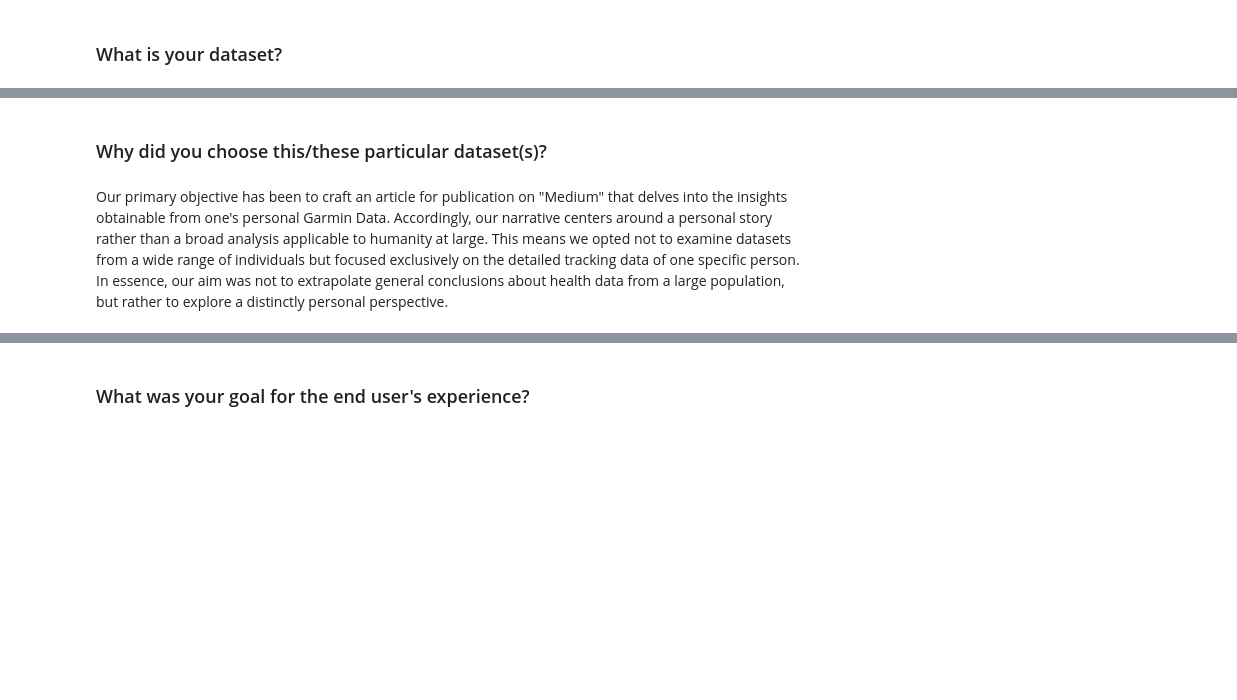
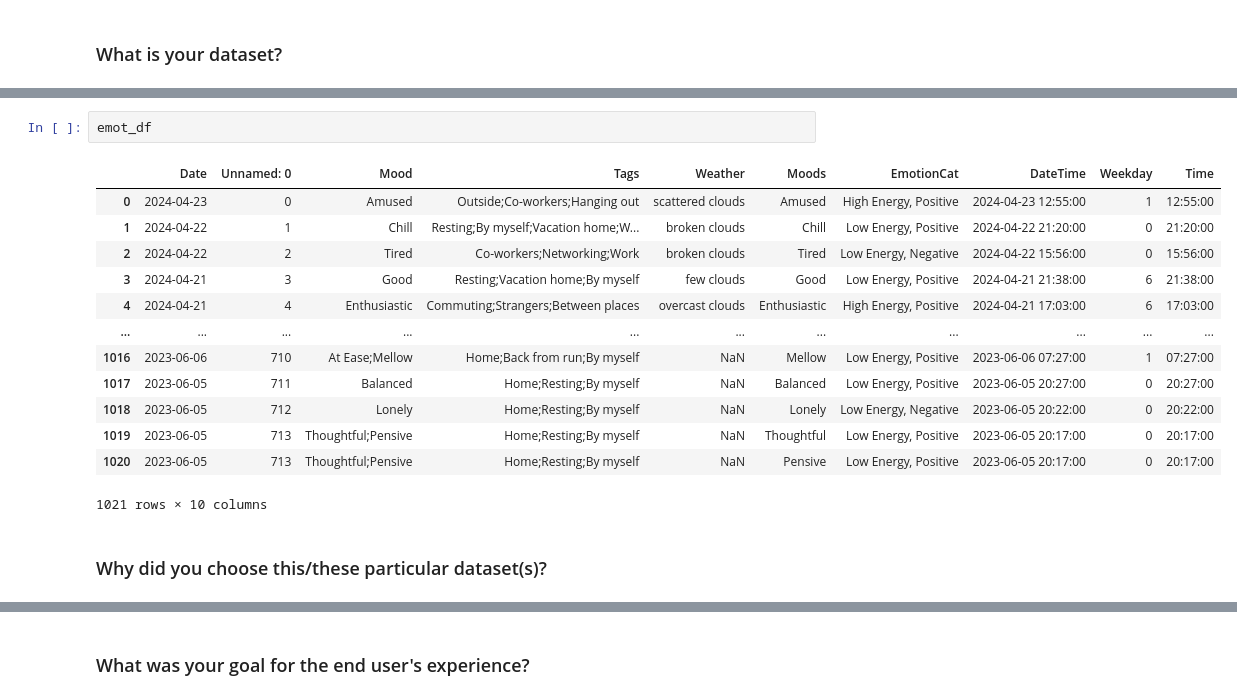
Before and after one commit to cats-and-the-city/explainer, a Jupyter notebook: explaier_notebook.ipynb, the cells around one changed output, grey strips where cells are left out. Drawn from its saved outputs; the diff is of its cells as text; blank space fills up the shorter version.

Commit message:
Edited and added up to Data Snalysis

```diff
--- a/explaier_notebook.ipynb
+++ b/explaier_notebook.ipynb
@@ -125,4 +302,18 @@ health_df
+# %%
+emot_df
+# %% [output]
+|  | Date | Unnamed: 0 | Mood | Tags | Weather | Moods | EmotionCat | DateTime | Weekday | Time |
+| 0 | 2024-04-23 | 0 | Amused | Outside;Co-workers;Hanging out | scattered clouds | Amused | High Energy, Positive | 2024-04-23 12:55:00 | 1 | 12:55:00 |
+| 1 | 2024-04-22 | 1 | Chill | Resting;By myself;Vacation home;W... | broken clouds | Chill | Low Energy, Positive | 2024-04-22 21:20:00 | 0 | 21:20:00 |
+| 2 | 2024-04-22 | 2 | Tired | Co-workers;Networking;Work | broken clouds | Tired | Low Energy, Negative | 2024-04-22 15:56:00 | 0 | 15:56:00 |
+| 3 | 2024-04-21 | 3 | Good | Resting;Vacation home;By myself | few clouds | Good | Low Energy, Positive | 2024-04-21 21:38:00 | 6 | 21:38:00 |
+| 4 | 2024-04-21 | 4 | Enthusiastic | Commuting;Strangers;Between places | overcast clouds | Enthusiastic | High Energy, Positive | 2024-04-21 17:03:00 | 6 | 17:03:00 |
+| ... | ... | ... | ... | ... | ... | ... | ... | ... | ... | ... |
+| 1016 | 2023-06-06 | 710 | At Ease;Mellow | Home;Back from run;By myself | NaN | Mellow | Low Energy, Positive | 2023-06-06 07:27:00 | 1 | 07:27:00 |
+| 1017 | 2023-06-05 | 711 | Balanced | Home;Resting;By myself | NaN | Balanced | Low Energy, Positive | 2023-06-05 20:27:00 | 0 | 20:27:00 |
+| 1018 | 2023-06-05 | 712 | Lonely | Home;Resting;By myself | NaN | Lonely | Low Energy, Negative | 2023-06-05 20:22:00 | 0 | 20:22:00 |
+| 1019 | 2023-06-05 | 713 | Thoughtful;Pensive | Home;Resting;By myself | NaN | Thoughtful | Low Energy, Positive | 2023-06-05 20:17:00 | 0 | 20:17:00 |
+| 1020 | 2023-06-05 | 713 | Thoughtful;Pensive | Home;Resting;By myself | NaN | Pensive | Low Energy, Positive | 2023-06-05 20:17:00 | 0 | 20:17:00 |
+1021 rows × 10 columns
 # %% [markdown]
 ### Why did you choose this/these particular dataset(s)?
-# %% [markdown]
-Our primary objective has been to craft an article for publication on "Medium" that delves into the insights obtainable from one's personal Garmin Data. Accordingly, our narrative centers around a personal story rather than a broad analysis applicable to humanity at large. This means we opted not to examine datasets from a wide range of individuals but focused exclusively on the detailed tracking data of one specific person. In essence, our aim was not to extrapolate general conclusions about health data from a large population, but rather to explore a distinctly personal perspective.
```
Also changed, not shown: parts of 34 cells of this notebook.
